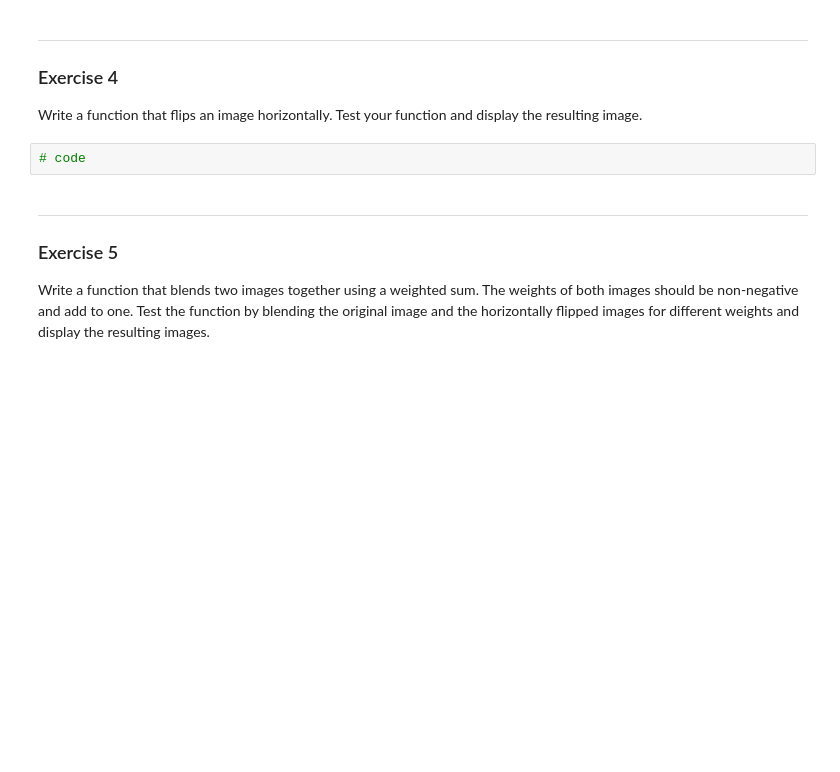
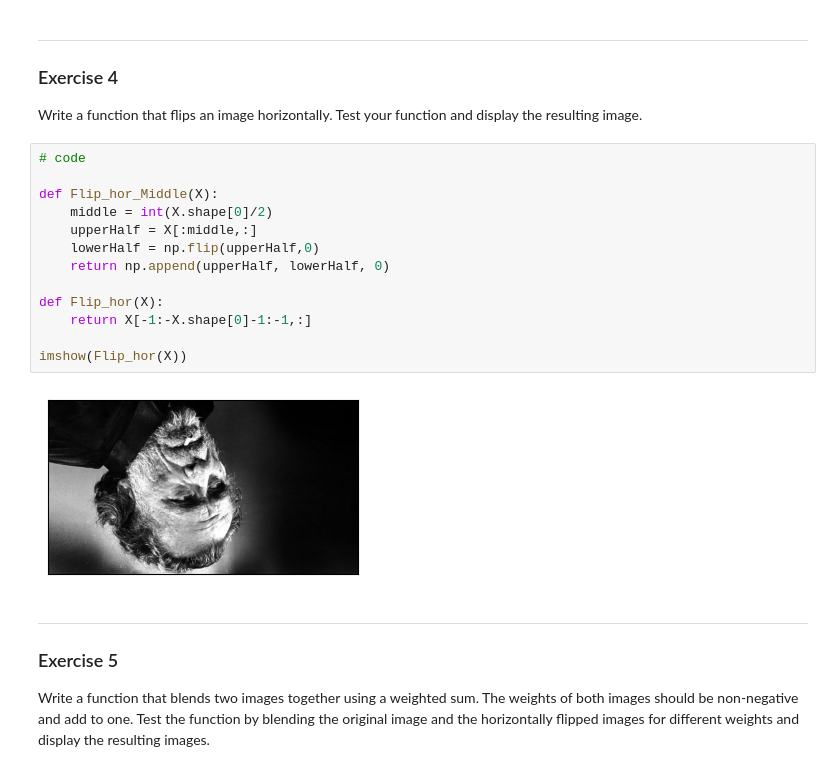
Before and after one commit to 42p4r4gu2/SecondSemester, a Jupyter notebook: PGKI/Assignments/ue09/ue09/notebooks/exercises_05_images.ipynb, the cells around one changed output. Drawn from its saved outputs; the diff is of its cells as text; blank space fills up the shorter version.

```diff
--- a/PGKI/Assignments/ue09/ue09/notebooks/exercises_05_images.ipynb
+++ b/PGKI/Assignments/ue09/ue09/notebooks/exercises_05_images.ipynb
@@ -58,6 +84,19 @@ Write a function that crops a region of interest of an image. Test the function
 Write a function that flips an image horizontally. Test your function and display the resulting image.
 # %%
 # code
+
+def Flip_hor_Middle(X):
+    middle = int(X.shape[0]/2)
+    upperHalf = X[:middle,:]
+    lowerHalf = np.flip(upperHalf,0)
+    return np.append(upperHalf, lowerHalf, 0)
+
+def Flip_hor(X):
+    return X[-1:-X.shape[0]-1:-1,:]
+
+imshow(Flip_hor(X))
+# %% [output]
+[figure, added]
 # %% [markdown]
 ---
 ### Exercise 5
```
Also changed, not shown: parts of 5 cells of this notebook, 3 other files.
